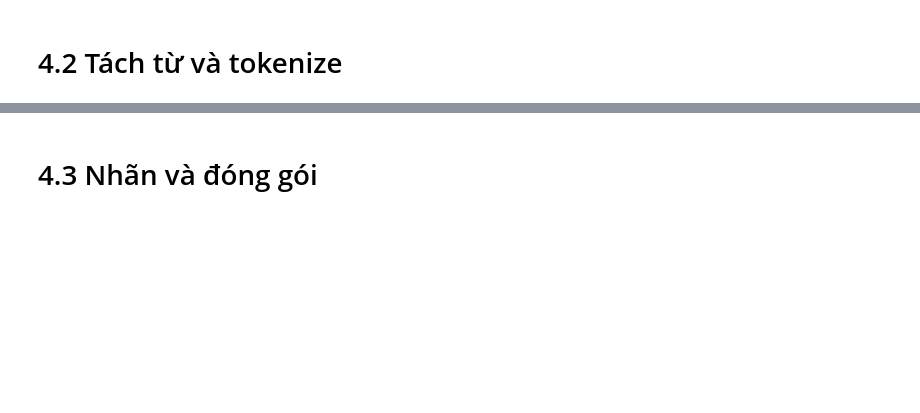
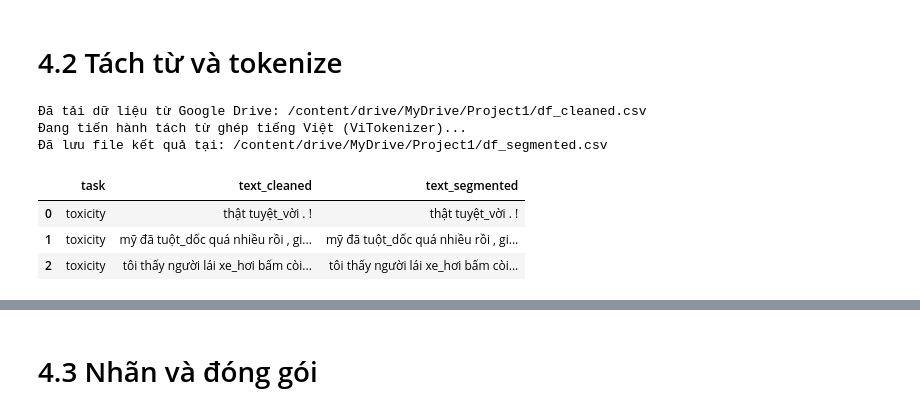
Before and after one commit to MinhVuong2203/social-comment-analyzer, a Jupyter notebook: ai-service/colab/Project1_social_comment_analyzer.ipynb, the cells around one changed output, grey strips where cells are left out. Drawn from its saved outputs; the diff is of its cells as text; code cells hidden in the pictures; blank space fills up the shorter version.

```diff
--- a/ai-service/colab/Project1_social_comment_analyzer.ipynb
+++ b/ai-service/colab/Project1_social_comment_analyzer.ipynb
@@ -228,28 +420,38 @@ import seaborn as sns
 from pyvi import ViTokenizer
 from transformers import AutoTokenizer
 # %%
-# Đọc file dữ liệu đã làm sạch từ Mục 4.1
-input_path = "/content/drive/MyDrive/df_cleaned.csv"
+# Đọc file dữ liệu đã làm sạch từ Mục 4.1 trong folder Project1
+input_path = "/content/drive/MyDrive/Project1/df_cleaned.csv"
 try:
     df = pd.read_csv(input_path)
     print(f"Đã tải dữ liệu từ Google Drive: {input_path}")
 except Exception as e:
-    print("Không tìm thấy file trên Drive, thử đọc file local 'df_cleaned.csv'...")
+    print(f"Không tìm thấy file trên Drive ({input_path}), thử đọc file local 'df_cleaned.csv'...")
     df = pd.read_csv("df_cleaned.csv")
 
 # Đảm bảo các dòng rỗng (NaN) ở cột text_cleaned được xử lý
 df['text_cleaned'] = df['text_cleaned'].fillna('')
 
 # Tiến hành tách từ ghép tiếng Việt bằng pyvi
 print("Đang tiến hành tách từ ghép tiếng Việt (ViTokenizer)...")
 df['text_segmented'] = df['text_cleaned'].apply(lambda x: ViTokenizer.tokenize(str(x)))
 
-# Lưu kết quả ra file df_segmented.csv
-output_path = "/content/drive/MyDrive/df_segmented.csv"
+# Lưu kết quả ra file df_segmented.csv trong folder Project1 trên Google Drive
+output_dir = "/content/drive/MyDrive/Project1"
+os.makedirs(output_dir, exist_ok=True)
+output_path = f"{output_dir}/df_segmented.csv"
 df.to_csv(output_path, index=False)
 df.to_csv("df_segmented.csv", index=False) # Bản sao local
 print(f"Đã lưu file kết quả tại: {output_path}")
 
 # Kiểm tra thử 3 dòng đầu
 df[['task', 'text_cleaned', 'text_segmented']].head(3)
+# %% [output]
+Đã tải dữ liệu từ Google Drive: /content/drive/MyDrive/Project1/df_cleaned.csv
+Đang tiến hành tách từ ghép tiếng Việt (ViTokenizer)...
+Đã lưu file kết quả tại: /content/drive/MyDrive/Project1/df_segmented.csv
+|  | task | text_cleaned | text_segmented |
+| 0 | toxicity | thật tuyệt_vời . ! | thật tuyệt_vời . ! |
+| 1 | toxicity | mỹ đã tuột_dốc quá nhiều rồi , gi... | mỹ đã tuột_dốc quá nhiều rồi , gi... |
+| 2 | toxicity | tôi thấy người lái xe_hơi bấm còi... | tôi thấy người lái xe_hơi bấm còi... |
 # %%
```
Also changed, not shown: parts of 41 cells of this notebook.
